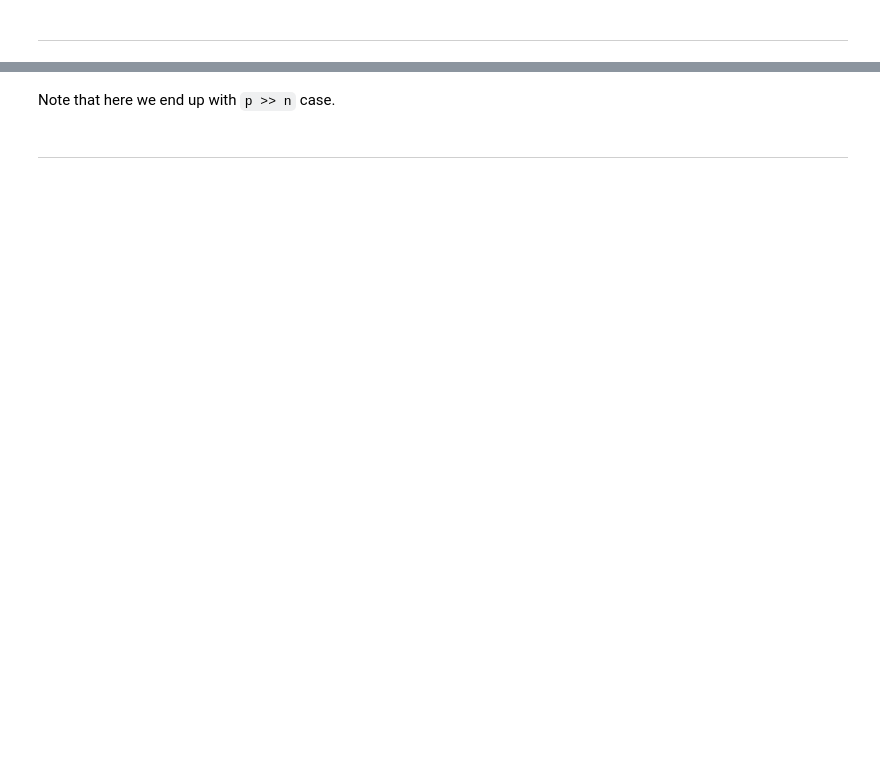
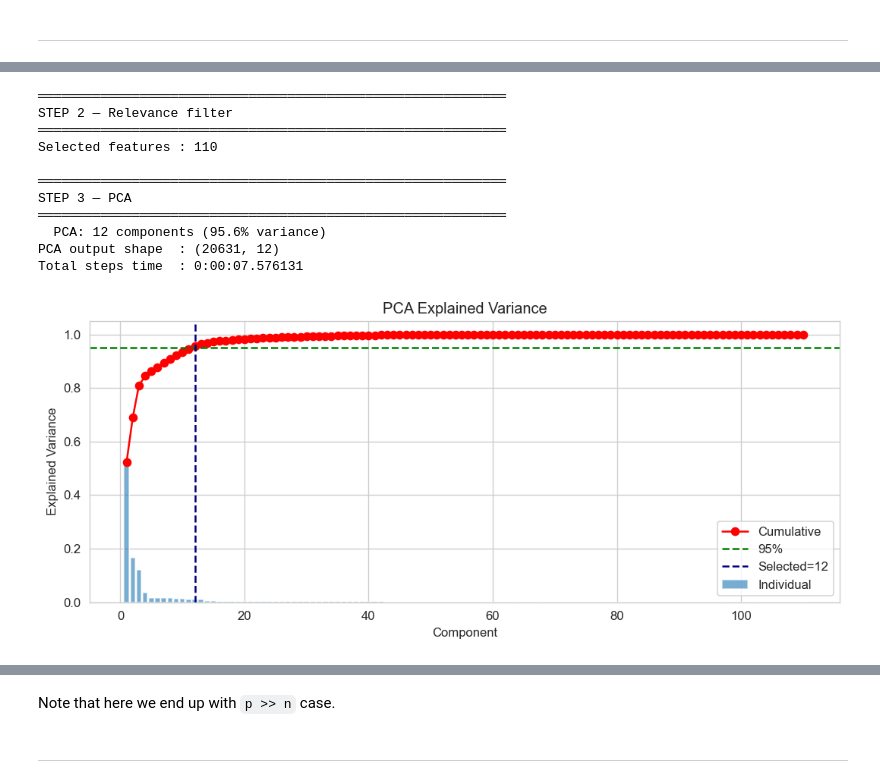
Before and after one commit to basmalaeltabakh/Yaqza, a Jupyter notebook: ml/notebooks/3-features_engineering.ipynb, the cells around one changed output, grey strips where cells are left out. Cells and saved outputs as stored; diff of their text form; code cells hidden in the pictures; blank space fills up the shorter version.

```diff
--- a/ml/notebooks/3-features_engineering.ipynb
+++ b/ml/notebooks/3-features_engineering.ipynb
@@ -458,0 +826,53 @@ Converted multi-index DF to sktime nested DF in 0:07:41.130546
+# %%
+print('═' * 60)
+print('STEP 2 — Relevance filter')
+print('═' * 60)
+_t1 = datetime.now()
+
+selector.fit(X_tsfresh_train, y=y_tsfresh_train)
+X_selected_train = selector.transform(X_tsfresh_train)
+print(f'Selected features : {X_selected_train.shape[1]}')
+
+print('\n' + '═' * 60)
+print('STEP 3 — PCA')
+print('═' * 60)
+
+pca_step.fit(X_selected_train)
+X_pca_train = pca_step.transform(X_selected_train)
+
+print(f'PCA output shape  : {X_pca_train.shape}')
+print(f'Total steps time  : {datetime.now() - _t1}')
+
+# ── Plot explained variance using Matplotlib directly ─────────────────────────
+fig, ax = plt.subplots(figsize=(9, 4))
+
+ev = pca_step.pca_.explained_variance_ratio_
+cum = np.cumsum(ev)
+n_selected = pca_step.n_selected_
+
+ax.bar(range(1, len(ev)+1), ev, alpha=0.6, label='Individual')
+ax.plot(range(1, len(ev)+1), cum, 'r-o', label='Cumulative')
+ax.axhline(0.95, ls='--', color='green', label='95%')
+ax.axvline(n_selected, ls='--', color='navy', label=f'Selected={n_selected}')
+
+ax.set_xlabel('Component')
+ax.set_ylabel('Explained Variance')
+ax.set_title('PCA Explained Variance')
+ax.legend()
+
+plt.tight_layout()
+plt.savefig(OUTPUT_DIR / 'pca_explained_variance.png', bbox_inches='tight')
+plt.show()
+# %% [output]
+════════════════════════════════════════════════════════════
+STEP 2 — Relevance filter
+════════════════════════════════════════════════════════════
+Selected features : 110
+
+════════════════════════════════════════════════════════════
+STEP 3 — PCA
+════════════════════════════════════════════════════════════
+  PCA: 12 components (95.6% variance)
+PCA output shape  : (20631, 12)
+Total steps time  : 0:00:07.576131
+[figure, added]
```
Also changed, not shown: parts of 63 cells of this notebook.
